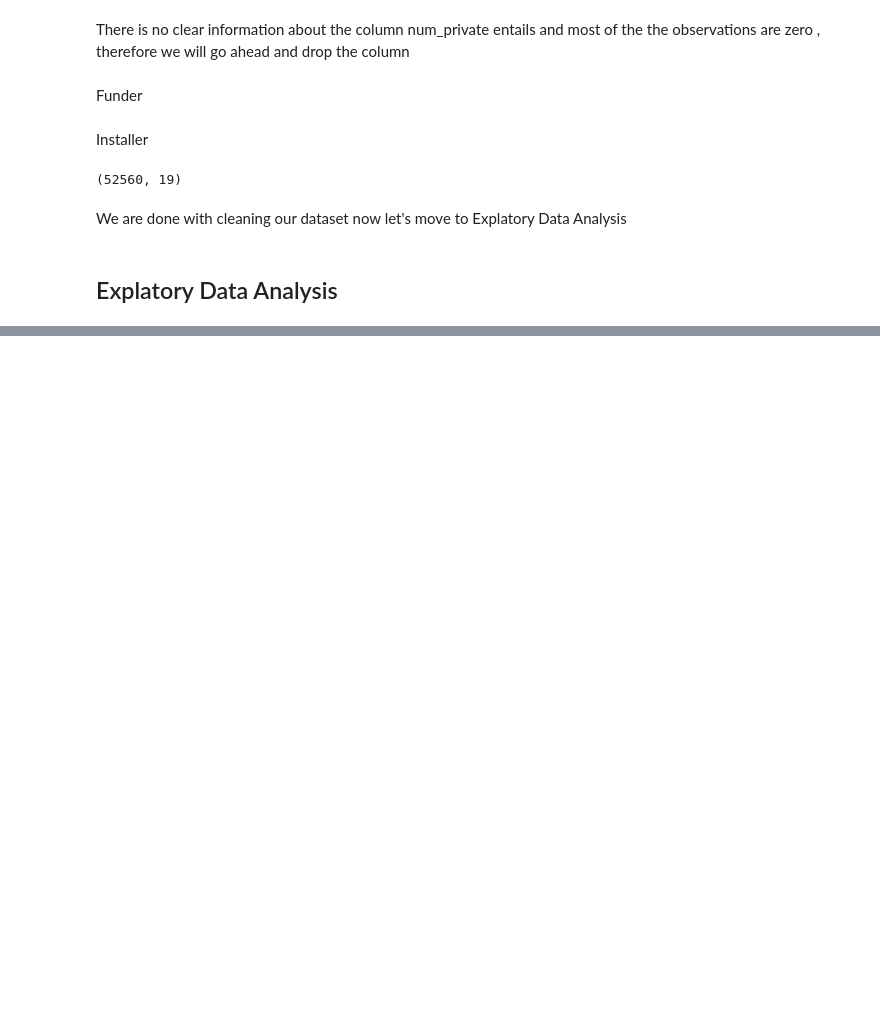
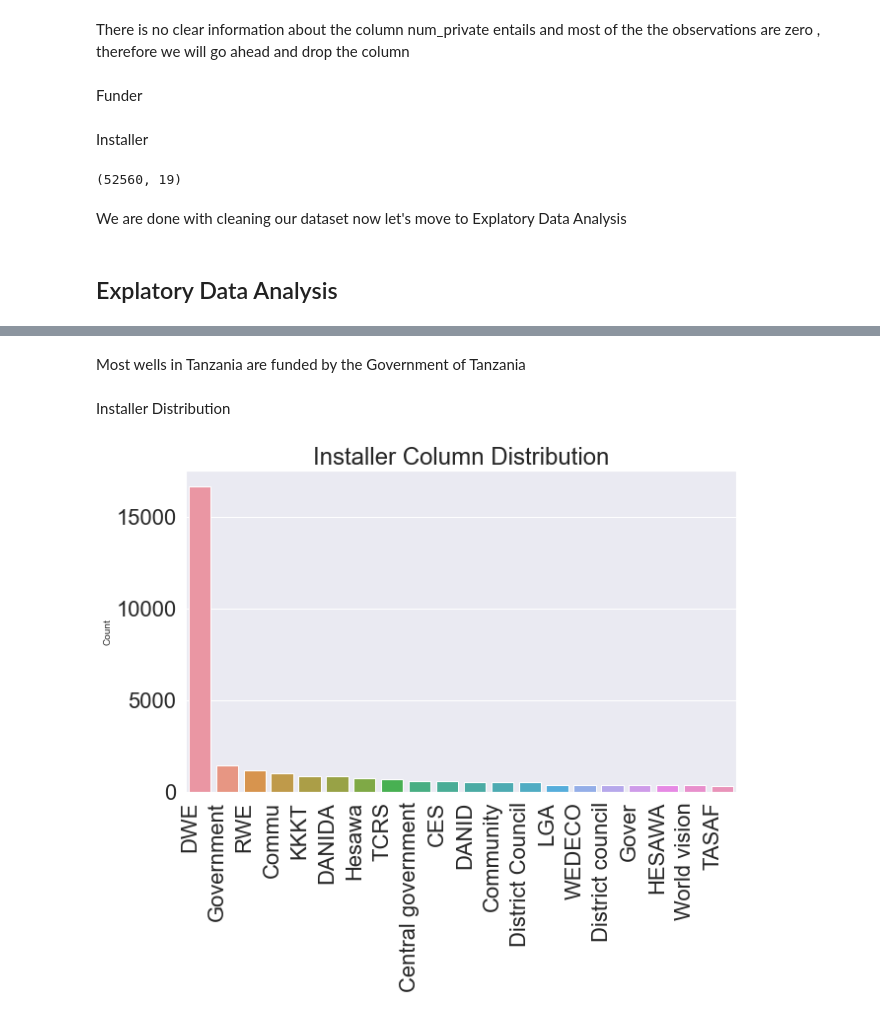
Before and after one commit to atienosonia/Tanzanian_Water_Wells, a Jupyter notebook: student.ipynb, the cells around one changed output, grey strips where cells are left out. Saved outputs shown, nothing was run; the diff lists cells and outputs as text; code cells hidden in the pictures; blank space fills up the shorter version.

```diff
--- a/student.ipynb
+++ b/student.ipynb
@@ -860,0 +875,8 @@ Text(0.5, 1.0, 'Targets Distribution')
+# %% [markdown]
+Most wells in Tanzania are funded by the Government of Tanzania
+# %% [markdown]
+Installer Distribution
+# %%
+plot_data(df, 'installer', 'Installer Column Distribution')
+# %% [output]
+[figure, added]
```
Also changed, not shown: parts of 34 cells of this notebook.
